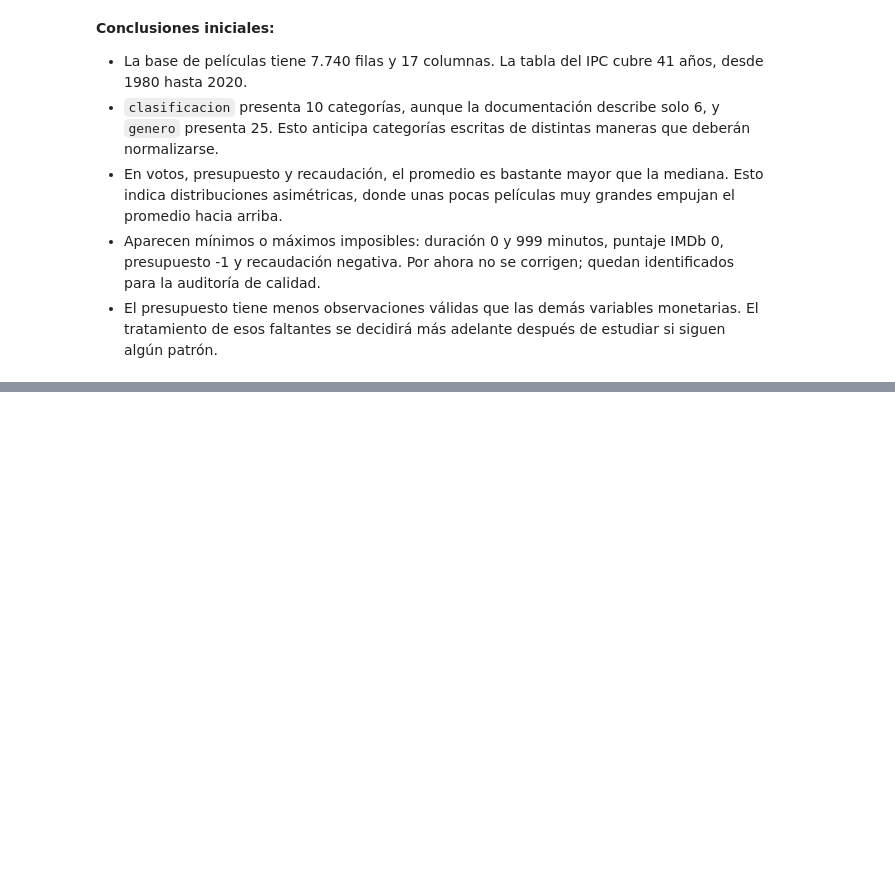
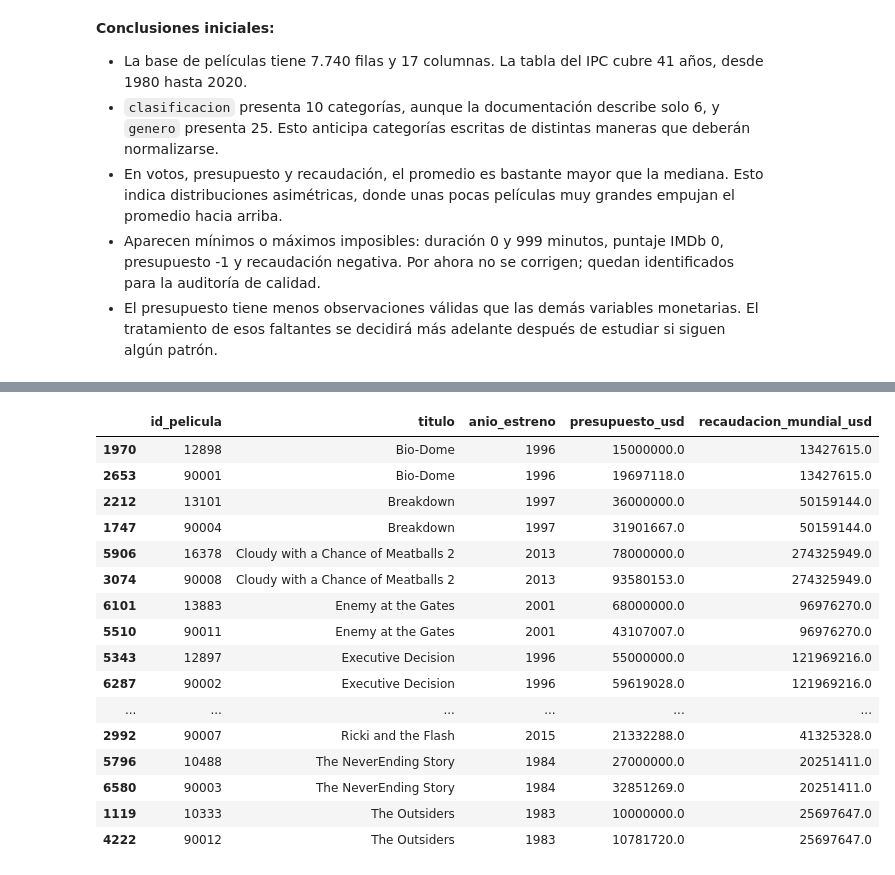
Before and after one commit to alvareezvicente-code/Vicente-Alvarez-programacion-analitica-2, a Jupyter notebook: notebooks/analisis.ipynb, the cells around one changed output, grey strips where cells are left out. Saved outputs shown, nothing was run; the diff lists cells and outputs as text; code cells hidden in the pictures; blank space fills up the shorter version.

```diff
--- a/notebooks/analisis.ipynb
+++ b/notebooks/analisis.ipynb
@@ -189,0 +258,27 @@ descripcion_ipc
+# %%
+columnas_comparacion = [
+    "id_pelicula",
+    "titulo",
+    "anio_estreno",
+    "presupuesto_usd",
+    "recaudacion_mundial_usd",
+]
+peliculas_repetidas_distintas[columnas_comparacion]
+# %% [output]
+|  | id_pelicula | titulo | anio_estreno | presupuesto_usd | recaudacion_mundial_usd |
+| 1970 | 12898 | Bio-Dome | 1996 | 15000000.0 | 13427615.0 |
+| 2653 | 90001 | Bio-Dome | 1996 | 19697118.0 | 13427615.0 |
+| 2212 | 13101 | Breakdown | 1997 | 36000000.0 | 50159144.0 |
+| 1747 | 90004 | Breakdown | 1997 | 31901667.0 | 50159144.0 |
+| 5906 | 16378 | Cloudy with a Chance of Meatballs 2 | 2013 | 78000000.0 | 274325949.0 |
+| 3074 | 90008 | Cloudy with a Chance of Meatballs 2 | 2013 | 93580153.0 | 274325949.0 |
+| 6101 | 13883 | Enemy at the Gates | 2001 | 68000000.0 | 96976270.0 |
+| 5510 | 90011 | Enemy at the Gates | 2001 | 43107007.0 | 96976270.0 |
+| 5343 | 12897 | Executive Decision | 1996 | 55000000.0 | 121969216.0 |
+| 6287 | 90002 | Executive Decision | 1996 | 59619028.0 | 121969216.0 |
+| ... | ... | ... | ... | ... | ... |
+| 2992 | 90007 | Ricki and the Flash | 2015 | 21332288.0 | 41325328.0 |
+| 5796 | 10488 | The NeverEnding Story | 1984 | 27000000.0 | 20251411.0 |
+| 6580 | 90003 | The NeverEnding Story | 1984 | 32851269.0 | 20251411.0 |
+| 1119 | 10333 | The Outsiders | 1983 | 10000000.0 | 25697647.0 |
+| 4222 | 90012 | The Outsiders | 1983 | 10781720.0 | 25697647.0 |
```
Also changed, not shown: parts of 6 cells of this notebook.
